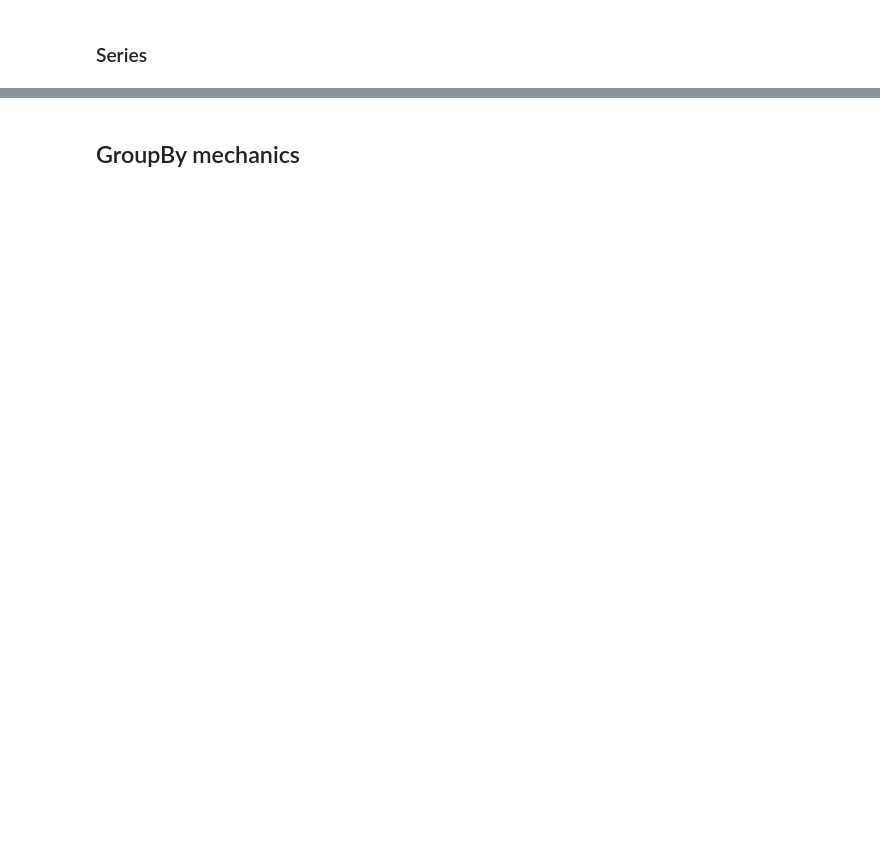
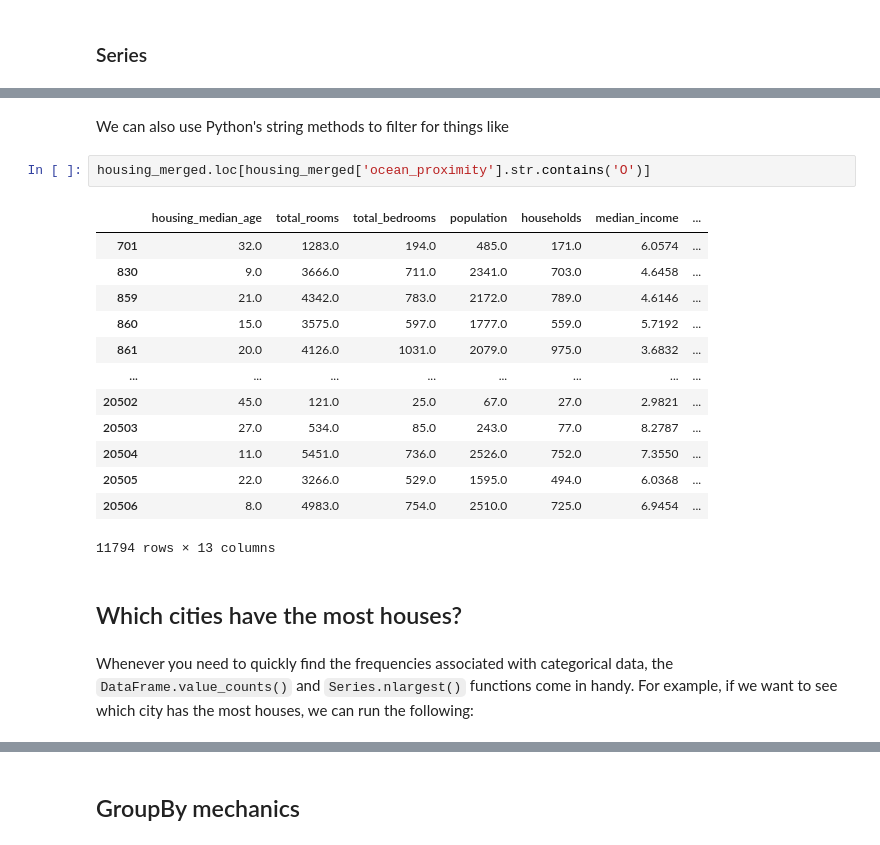
Before and after one commit to lewtun/dslectures, a Jupyter notebook: notebooks/lesson02_exploratory-data-analysis.ipynb, the cells around one changed output, grey strips where cells are left out. Drawn from its saved outputs; the diff is of its cells as text; blank space fills up the shorter version.

```diff
--- a/notebooks/lesson02_exploratory-data-analysis.ipynb
+++ b/notebooks/lesson02_exploratory-data-analysis.ipynb
@@ -290,0 +423,22 @@ housing_merged.groupby('city', as_index=False)['median_house_value'].mean().nlar
+# %% [markdown]
+We can also use Python's string methods to filter for things like
+# %%
+housing_merged.loc[housing_merged['ocean_proximity'].str.contains('O')]
+# %% [output]
+|  | housing_median_age | total_rooms | total_bedrooms | population | households | median_income | ... |
+| 701 | 32.0 | 1283.0 | 194.0 | 485.0 | 171.0 | 6.0574 | ... |
+| 830 | 9.0 | 3666.0 | 711.0 | 2341.0 | 703.0 | 4.6458 | ... |
+| 859 | 21.0 | 4342.0 | 783.0 | 2172.0 | 789.0 | 4.6146 | ... |
+| 860 | 15.0 | 3575.0 | 597.0 | 1777.0 | 559.0 | 5.7192 | ... |
+| 861 | 20.0 | 4126.0 | 1031.0 | 2079.0 | 975.0 | 3.6832 | ... |
+| ... | ... | ... | ... | ... | ... | ... | ... |
+| 20502 | 45.0 | 121.0 | 25.0 | 67.0 | 27.0 | 2.9821 | ... |
+| 20503 | 27.0 | 534.0 | 85.0 | 243.0 | 77.0 | 8.2787 | ... |
+| 20504 | 11.0 | 5451.0 | 736.0 | 2526.0 | 752.0 | 7.3550 | ... |
+| 20505 | 22.0 | 3266.0 | 529.0 | 1595.0 | 494.0 | 6.0368 | ... |
+| 20506 | 8.0 | 4983.0 | 754.0 | 2510.0 | 725.0 | 6.9454 | ... |
+11794 rows × 13 columns
+# %% [markdown]
+## Which cities have the most houses?
+# %% [markdown]
+Whenever you need to quickly find the frequencies associated with categorical data, the `DataFrame.value_counts()` and `Series.nlargest()` functions come in handy. For example, if we want to see which city has the most houses, we can run the following:
```
Also changed, not shown: parts of 104 cells of this notebook, 3 other files.
